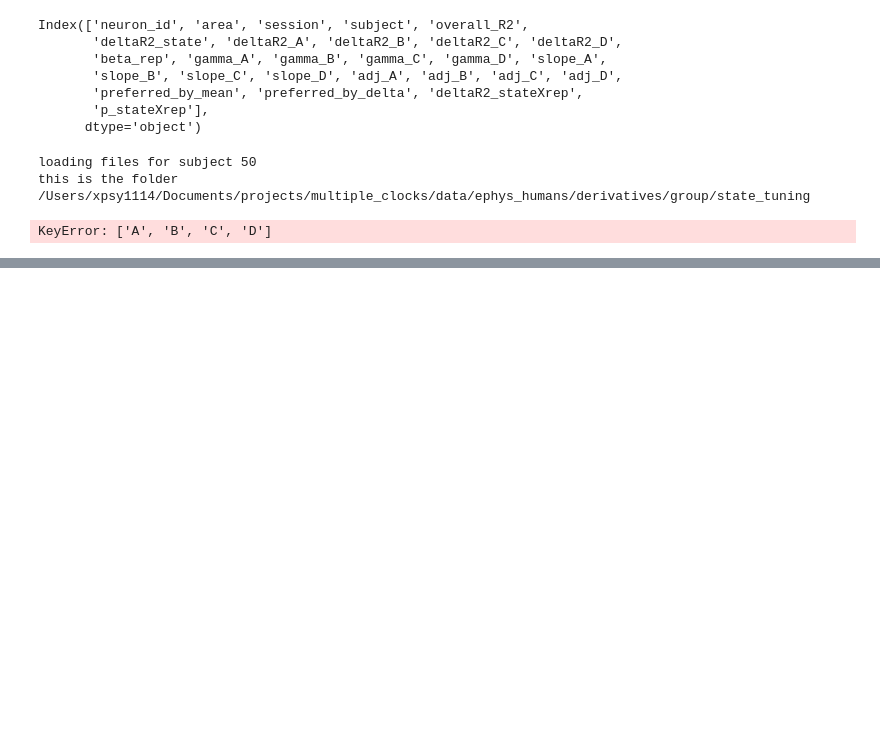
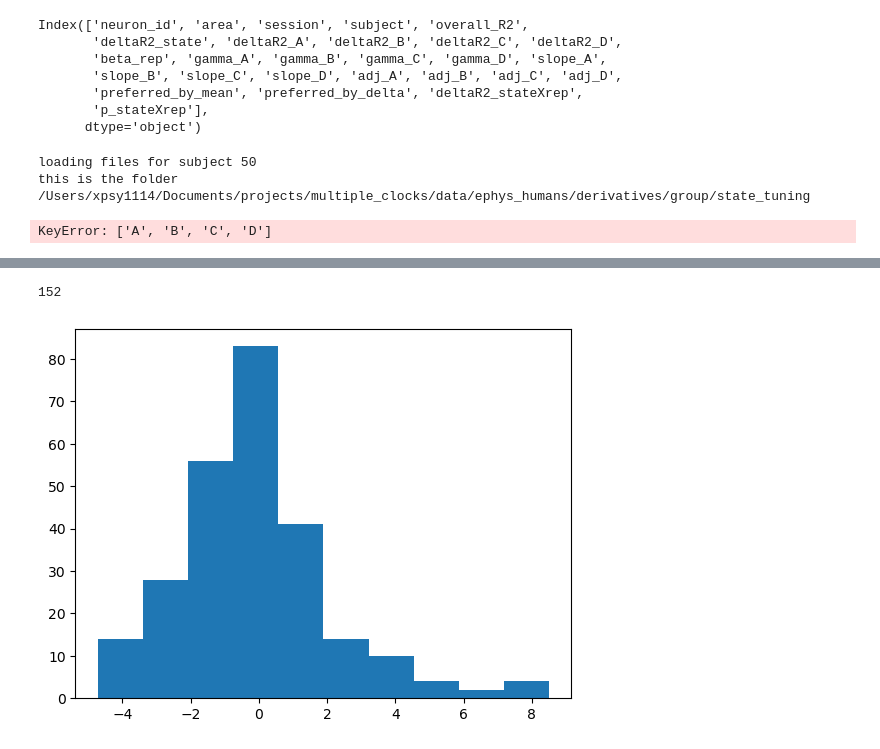
Before and after one commit to svennikue/multiple_clocks_repo, a Jupyter notebook: scripts/EASY linear cell models.ipynb, the cells around one changed output, grey strips where cells are left out. Saved outputs shown, nothing was run; the diff lists cells and outputs as text; code cells hidden in the pictures; blank space fills up the shorter version.

```diff
--- a/scripts/EASY linear cell models.ipynb
+++ b/scripts/EASY linear cell models.ipynb
@@ -1562,3 +1562,14 @@ tab = pd.DataFrame({
 # Block tests
 state_F  = res.f_test("A = B = C = D = 0")
 inter_F  = res.f_test("A_rep = B_rep = C_rep = D_rep = 0")
+# %%
+########
+# NEW START!!
+# 23.10.2025
+source_dir = '/Users/xpsy1114/Documents/projects/multiple_clocks/data/ephys_humans/derivatives'
+group_dir_state = f"{source_dir}/group/state_lin_regs"
+trials = 'all_minus_explore'
+name_result = f"{group_dir_state}/state_rep_int_{trials}.csv"
+
+results_df = pd.read_csv(name_result)
+results_df.head()
@@ -1564,0 +1583,8 @@ inter_F  = res.f_test("A_rep = B_rep = C_rep = D_rep = 0")
+# %%
+# within an roi, collect betas per regressor and do stats over that
+roi = 'OFC'
+res_ACC = results_df[(results_df['roi'] == roi) & (results_df['term'] == 'A') & (results_df['model'] == 'M1_main')]
+res_ACC = results_df[(results_df['roi'] == roi)]
+x = res_ACC[res_ACC['term'] == 'A']['t']
+
+res_ACC.head()
@@ -1564,0 +1598,10 @@ inter_F  = res.f_test("A_rep = B_rep = C_rep = D_rep = 0")
+# %%
+np.quantile(np.abs(x), .90)
+
+plt.figure()
+_ = plt.hist(x[np.abs(x)<31])
+
+np.sum(x < 0)
+# %% [output]
+152
+[figure, added]
```
Also changed, not shown: parts of 7 cells of this notebook, 9 other files.
